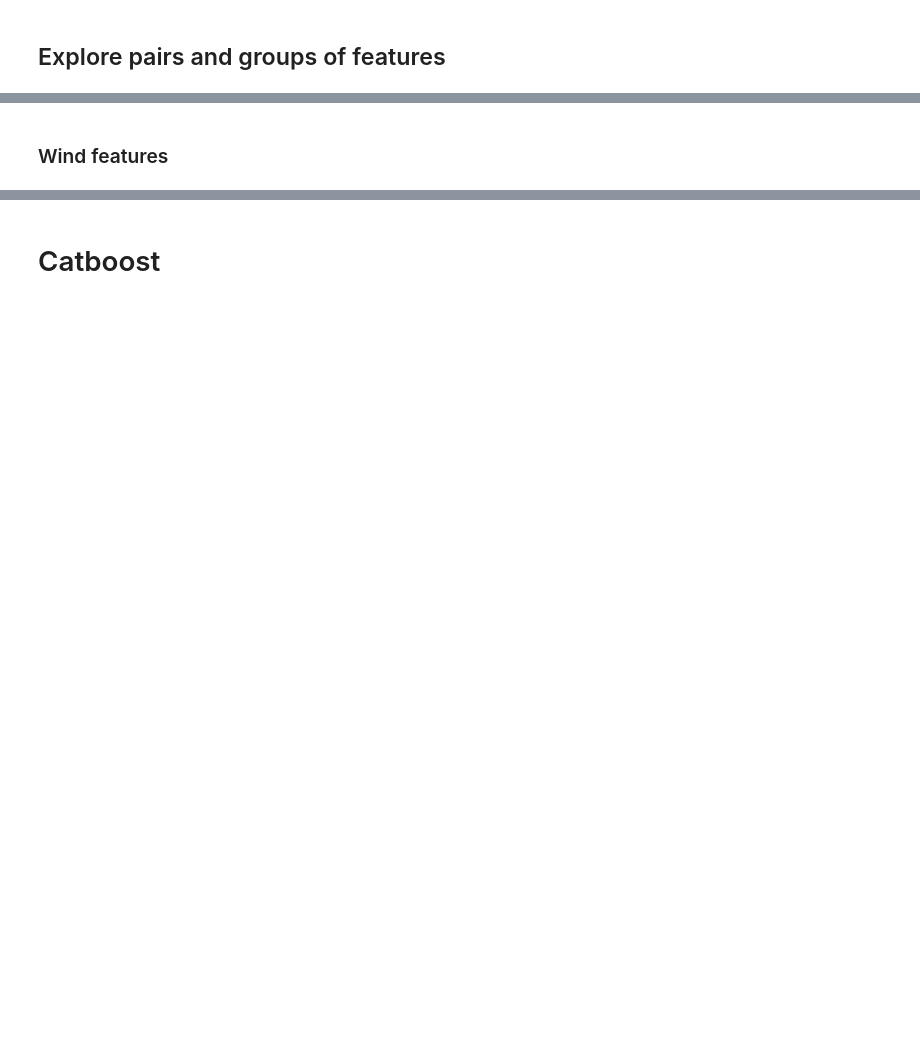
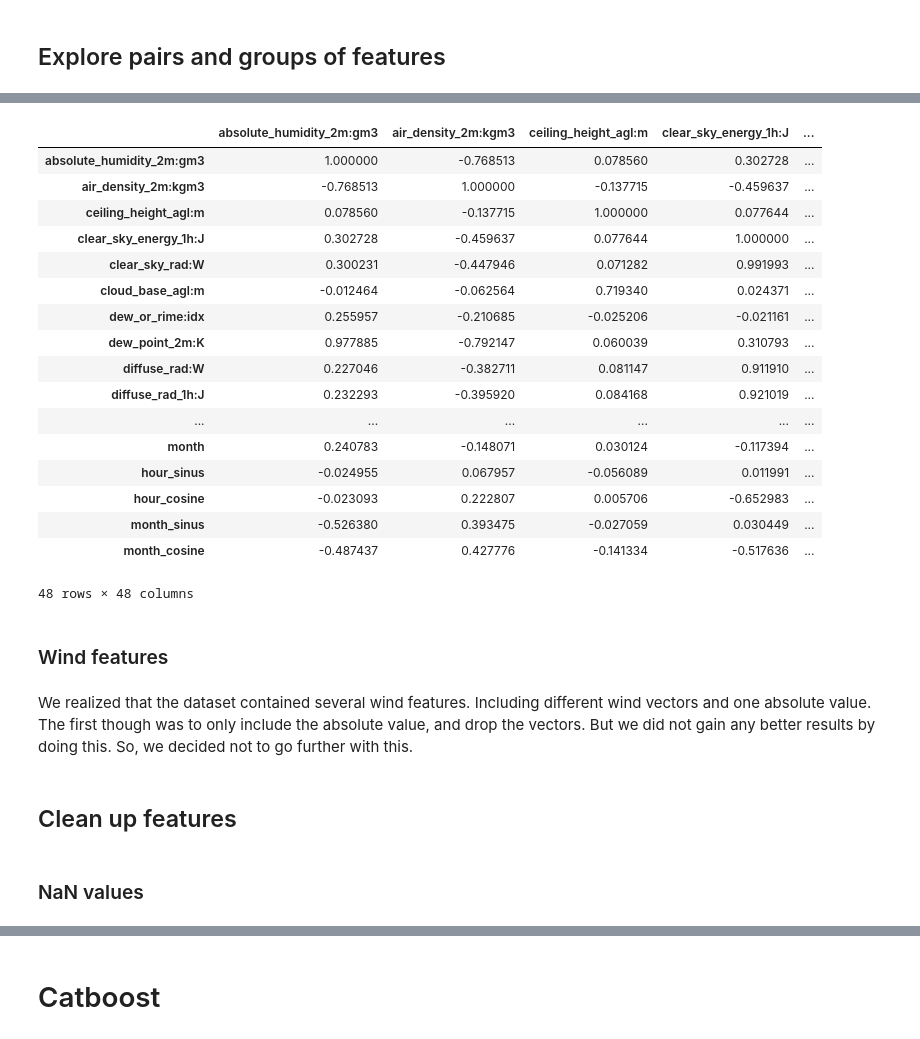
Before and after one commit to J-Ness/Solar-Energy-Production-Forecasting, a Jupyter notebook: data/2_long_notebook.ipynb, the cells around one changed output, grey strips where cells are left out. Drawn from its saved outputs; the diff is of its cells as text; code cells hidden in the pictures; blank space fills up the shorter version.

```diff
--- a/data/2_long_notebook.ipynb
+++ b/data/2_long_notebook.ipynb
@@ -400,2 +164,23 @@ The group created a correlation matrix for each location to aid in feature selec
+# %%
+X_train_c.corr()
+# %% [output]
+|  | absolute_humidity_2m:gm3 | air_density_2m:kgm3 | ceiling_height_agl:m | clear_sky_energy_1h:J | ... |
+| absolute_humidity_2m:gm3 | 1.000000 | -0.768513 | 0.078560 | 0.302728 | ... |
+| air_density_2m:kgm3 | -0.768513 | 1.000000 | -0.137715 | -0.459637 | ... |
+| ceiling_height_agl:m | 0.078560 | -0.137715 | 1.000000 | 0.077644 | ... |
+| clear_sky_energy_1h:J | 0.302728 | -0.459637 | 0.077644 | 1.000000 | ... |
+| clear_sky_rad:W | 0.300231 | -0.447946 | 0.071282 | 0.991993 | ... |
+| cloud_base_agl:m | -0.012464 | -0.062564 | 0.719340 | 0.024371 | ... |
+| dew_or_rime:idx | 0.255957 | -0.210685 | -0.025206 | -0.021161 | ... |
+| dew_point_2m:K | 0.977885 | -0.792147 | 0.060039 | 0.310793 | ... |
+| diffuse_rad:W | 0.227046 | -0.382711 | 0.081147 | 0.911910 | ... |
+| diffuse_rad_1h:J | 0.232293 | -0.395920 | 0.084168 | 0.921019 | ... |
+| ... | ... | ... | ... | ... | ... |
+| month | 0.240783 | -0.148071 | 0.030124 | -0.117394 | ... |
+| hour_sinus | -0.024955 | 0.067957 | -0.056089 | 0.011991 | ... |
+| hour_cosine | -0.023093 | 0.222807 | 0.005706 | -0.652983 | ... |
+| month_sinus | -0.526380 | 0.393475 | -0.027059 | 0.030449 | ... |
+| month_cosine | -0.487437 | 0.427776 | -0.141334 | -0.517636 | ... |
+48 rows × 48 columns
 # %% [markdown]
 ### Wind features
@@ -438,0 +187,6 @@ for el in columns:
+# %% [markdown]
+We realized that the dataset contained several wind features. Including different wind vectors and one absolute value. The first though was to only include the absolute value, and drop the vectors. But we did not gain any better results by doing this. So, we decided not to go further with this.
+# %% [markdown]
+## Clean up features
+# %% [markdown]
+### NaN values
```
Also changed, not shown: parts of 68 cells of this notebook, 1 other file.
